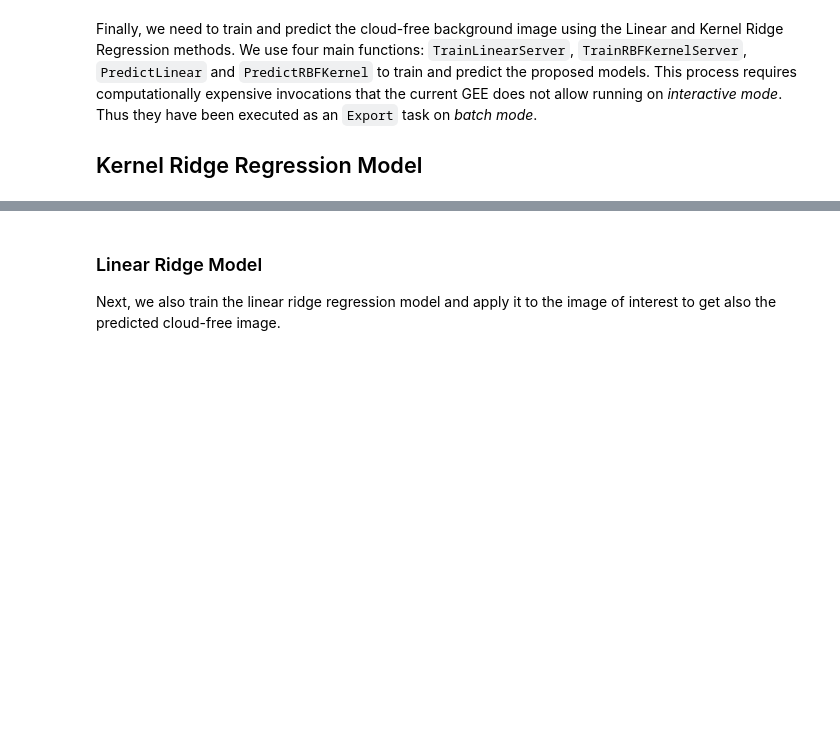
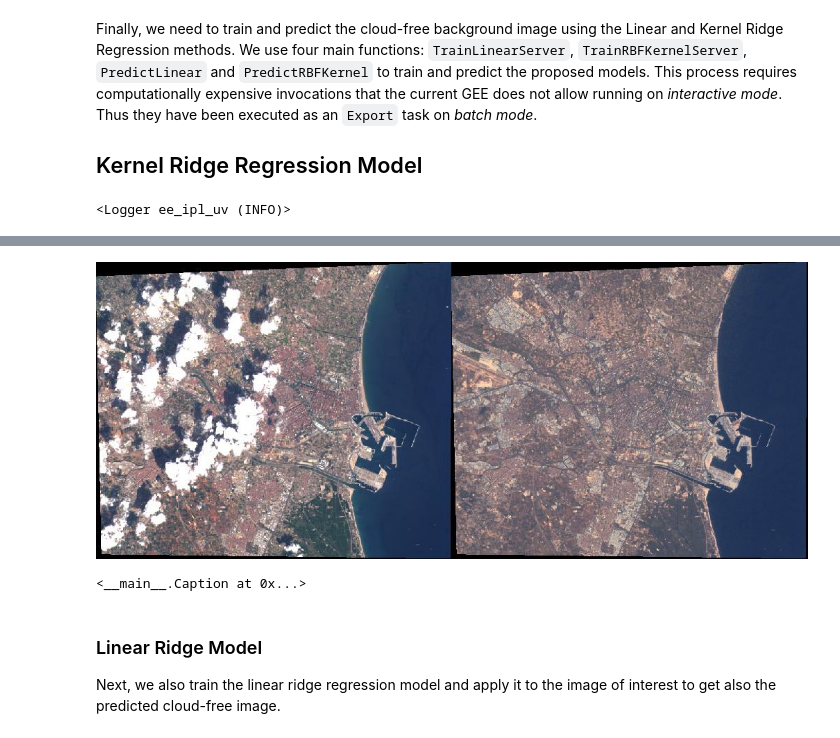
Before and after one commit to IPL-UV/ee_ipl_uv, a Jupyter notebook: examples/multitemporal_cloud_masking_sample.ipynb, the cells around one changed output, grey strips where cells are left out. Saved outputs shown, nothing was run; the diff lists cells and outputs as text; code cells hidden in the pictures; blank space fills up the shorter version.

```diff
--- a/examples/multitemporal_cloud_masking_sample.ipynb
+++ b/examples/multitemporal_cloud_masking_sample.ipynb
@@ -265,18 +265,27 @@ display(Image(img_files_pred_est),
 Finally, we need to train and predict the cloud-free background image using the Linear and Kernel Ridge Regression methods. We use four main functions: `TrainLinearServer`, `TrainRBFKernelServer`, `PredictLinear` and `PredictRBFKernel` to train and predict the proposed models. This process requires computationally expensive invocations that the current GEE does not allow running on *interactive mode*. Thus they have been executed as an `Export` task on *batch mode*.
 
 ## Kernel Ridge Regression Model
+# %%
+from utils_ipl_uv import logging as log
+import ee_ipl_uv
+import logging
+log.screen_logger(logging.getLogger("ee_ipl_uv"))
+# %% [output]
+<Logger ee_ipl_uv (INFO)>
 # %%
-from utils_ipl_uv import logging as log
-log.screen_logger(download.logger)
-log.screen_logger(multitemporal_cloud_masking.logger)
-download.logger.info("Turn on logging")
+# from imp import reload
+# reload(multitemporal_cloud_masking)
+# reload(download)
+
+modelo = multitemporal_cloud_masking.ModelCloudMasking(image_with_lags,bands_model,
+                                                       clouds,max_lags,region_of_interest)
 
 lmbda_kernel = 0.001
 gamma_kernel = 0.01
-sf_kernel = 0.0025
+sf_kernel = 0.00005
 
 modelo.TrainRBFKernelLocal(sampling_factor=sf_kernel,lmbda=lmbda_kernel,gamma=gamma_kernel,
-                           with_task=True)
+                           with_task=True,with_cross_validation=True)
 
 img_forecast_kernel = modelo.PredictRBFKernel()
 
@@ -300,3 +311,5 @@ Exception: Can't download Status: 400
+[figure, added]
+<__main__.Caption at 0x...>
 # %% [markdown]
 ### Linear Ridge Model
 Next, we also train the linear ridge regression model and apply it to the image of interest to get also the predicted cloud-free image.
```
Also changed, not shown: parts of 4 cells of this notebook, 1 other file.
